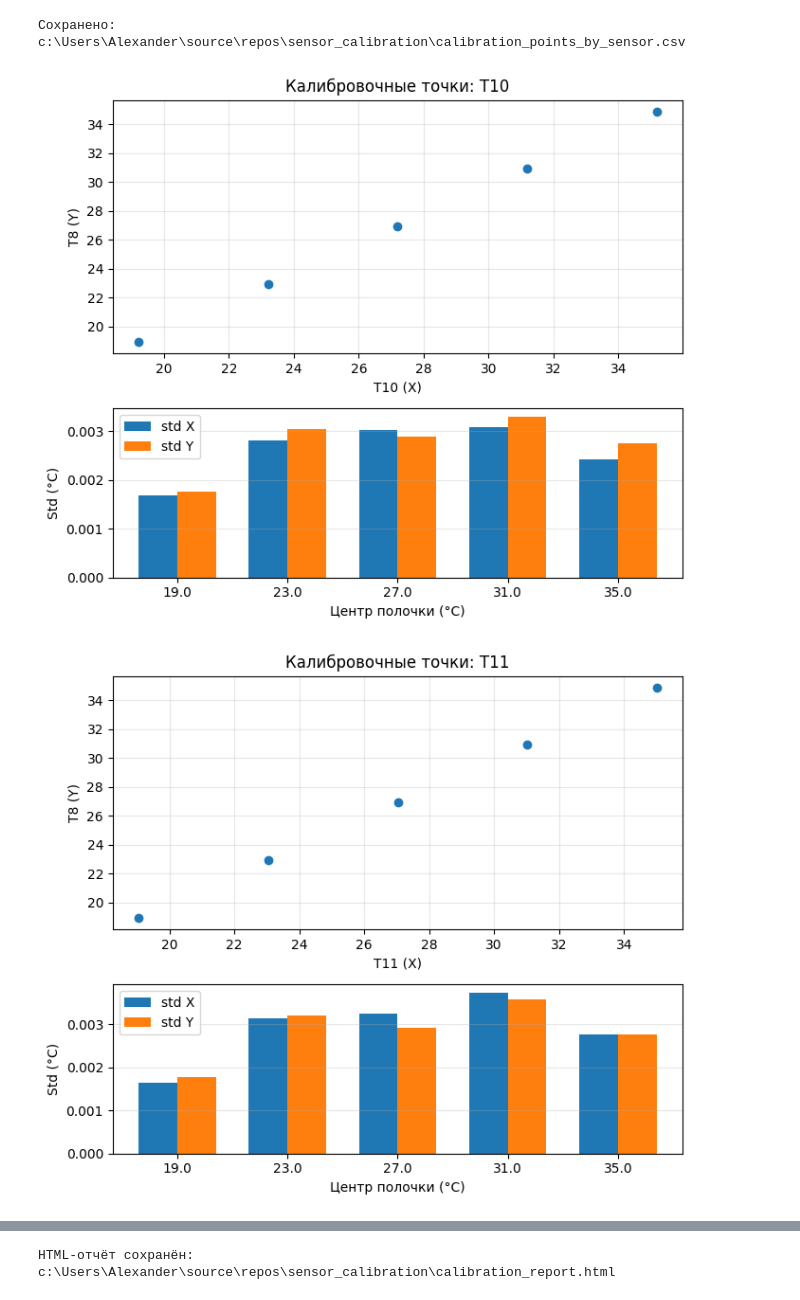
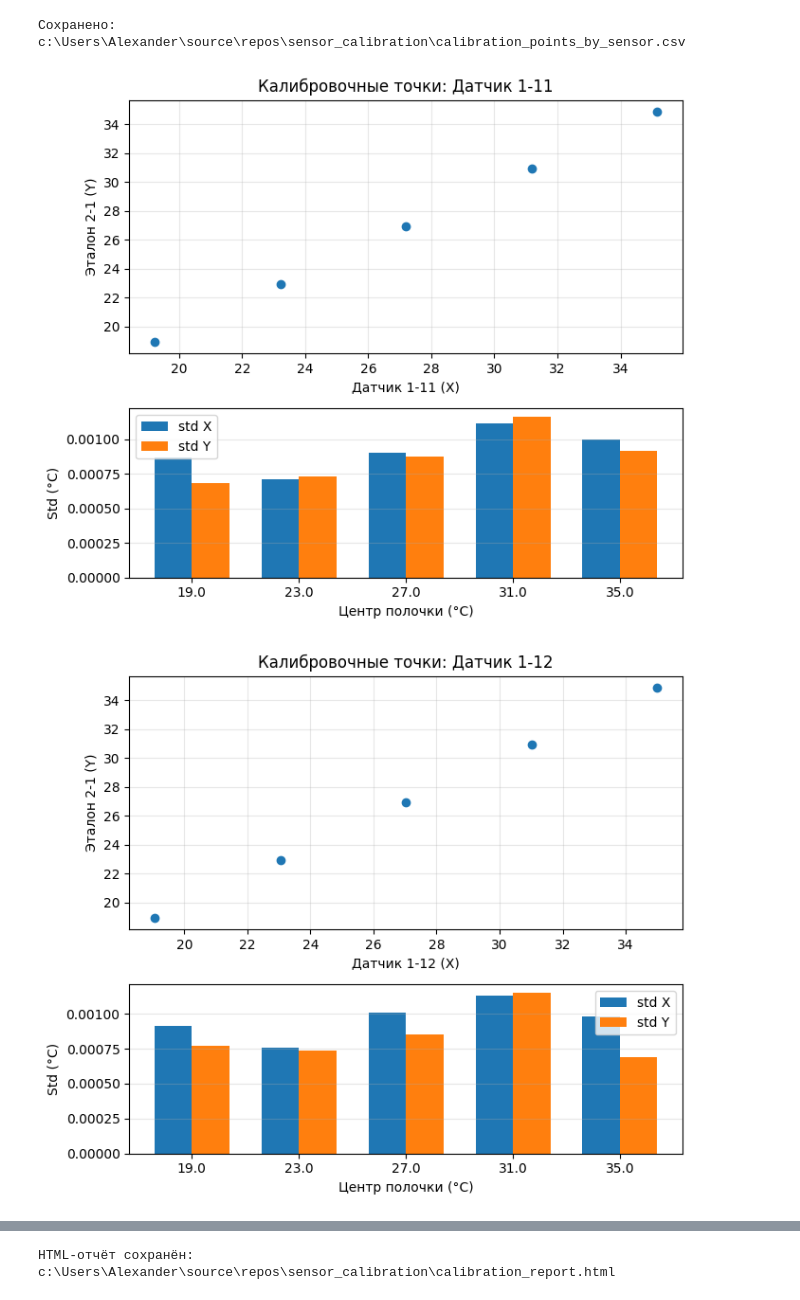
Before and after one commit to AlexFedotovComputing/sensor_calibration, a Jupyter notebook: temperature_stability_modular_v2.ipynb, the cells around one changed output, grey strips where cells are left out. Cells and saved outputs as stored; diff of their text form; code cells hidden in the pictures.

```diff
--- a/temperature_stability_modular_v2.ipynb
+++ b/temperature_stability_modular_v2.ipynb
@@ -15,7 +574,7 @@ DATE_FORMAT = ''
 REF_IDX = 8
 N_FOLLOW = 3
 WINDOW_N = 50
-STD_THR = 2e-3
+STD_THR = 1e-3
 DIFF_THR = 2e-3
 MIN_LEN = 20
 DEG_TOL = 1.0
@@ -25,9 +584,9 @@ GROUP_BY_FILE = True
 # Имена датчиков для отчёта
 REF_NAME = globals().get('REF_NAME', 'Эталон 2-1')
 SENSOR_NAMES = globals().get('SENSOR_NAMES', {
-    'T9': 'Датчик 1-7',
-    'T10': 'Датчик 1-8',
-    'T11': 'Датчик 1-9',
+    'T9': 'Датчик 1-10',
+    'T10': 'Датчик 1-11',
+    'T11': 'Датчик 1-12',
 })
 # Альтернатива: список имён в порядке датчиков T{REF_IDX+1}..T{REF_IDX+N_FOLLOW}
 # %%
@@ -727,25 +1151,49 @@ print('Сохранено:', os.path.join(out_dir, 'calibration_points_by_sensor
 # %%
 # === 10) Быстрый график калибровочных точек с ошибками ===
 import matplotlib.pyplot as plt
 import numpy as np
+if 'ALL_FIGS' not in globals():
+    ALL_FIGS = []
+
+
+
+
+
+
+
+
+
+
+
+
 assert 'calibration_points_by_sensor' in globals() and not calibration_points_by_sensor.empty, 'Нет калибровочной таблицы.'
 for sensor, g in calibration_points_by_sensor.groupby('sensor'):
+    _nm = globals().get('SENSOR_NAMES', {})
+    friendly = (_nm.get(sensor, sensor) if isinstance(_nm, dict) else sensor)
+    _ref_disp = globals().get('REF_NAME', f'T{REF_IDX}')
+    _nm = globals().get('SENSOR_NAMES', {})
+    friendly = (_nm.get(sensor, sensor) if isinstance(_nm, dict) else sensor)
+    _ref_disp = globals().get('REF_NAME', f'T{REF_IDX}')
+    _nm = globals().get('SENSOR_NAMES', {})
+    friendly = (_nm.get(sensor, sensor) if isinstance(_nm, dict) else sensor)
+    _ref_disp = globals().get('REF_NAME', f'T{REF_IDX}')
     g = g.sort_values('bin_center')
     fig, (ax1, ax2) = plt.subplots(2, 1, figsize=(7,6), gridspec_kw={'height_ratios':[3,2]})
     ax1.errorbar(g['x_mean'], g['y_mean'], xerr=g['x_std'], yerr=g['y_std'], fmt='o', capsize=3)
-    ax1.set_xlabel(f'{sensor} (X)')
-    ax1.set_ylabel(f'T{REF_IDX} (Y)')
-    ax1.set_title(f'Калибровочные точки: {sensor}')
+    ax1.set_xlabel(f'{friendly} (X)')
+    ax1.set_ylabel(f'{_ref_disp} (Y)')
+    ax1.set_title(f'Калибровочные точки: {friendly}')
     ax1.grid(True, alpha=0.3)
     width=0.35; idx=np.arange(len(g))
     ax2.bar(idx - width/2, g['x_std'], width, label='std X')
     ax2.bar(idx + width/2, g['y_std'], width, label='std Y')
     ax2.set_xticks(idx)
     ax2.set_xticklabels([f'{bc:.1f}' for bc in g['bin_center']])
     ax2.set_xlabel('Центр полочки (°C)')
     ax2.set_ylabel('Std (°C)')
     ax2.legend(); ax2.grid(True, axis='y', alpha=0.3)
     plt.tight_layout(); plt.show()
+    ALL_FIGS.append(('measurement', f'{friendly}: точки и std', fig))
 # %% [output]
-[figure, old version]
+[figure, new version]
-[figure, old version]
+[figure, new version]
```
Also changed, not shown: parts of 13 cells of this notebook, 9 other files.
